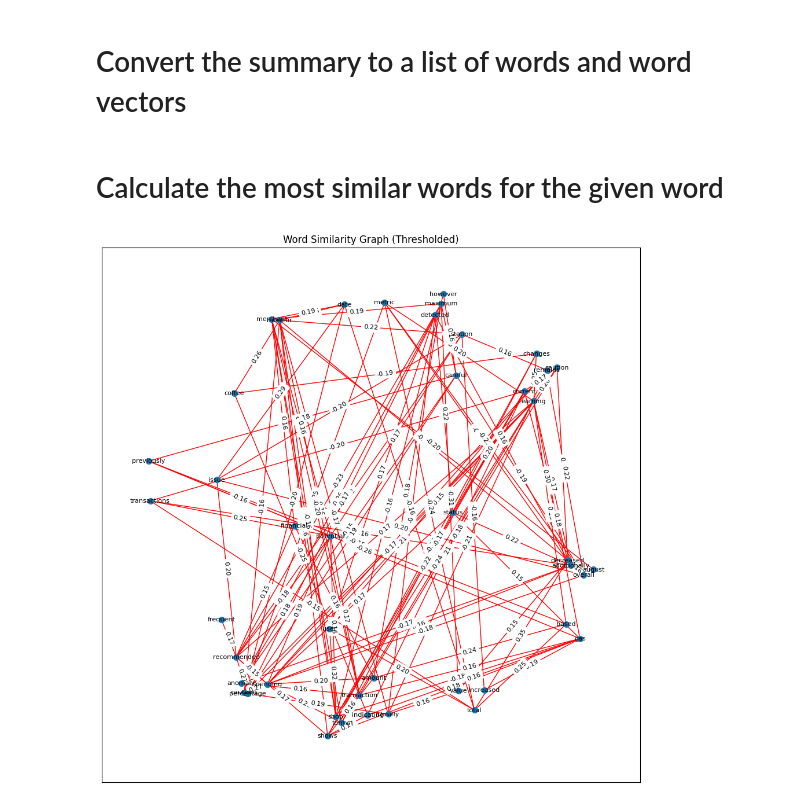
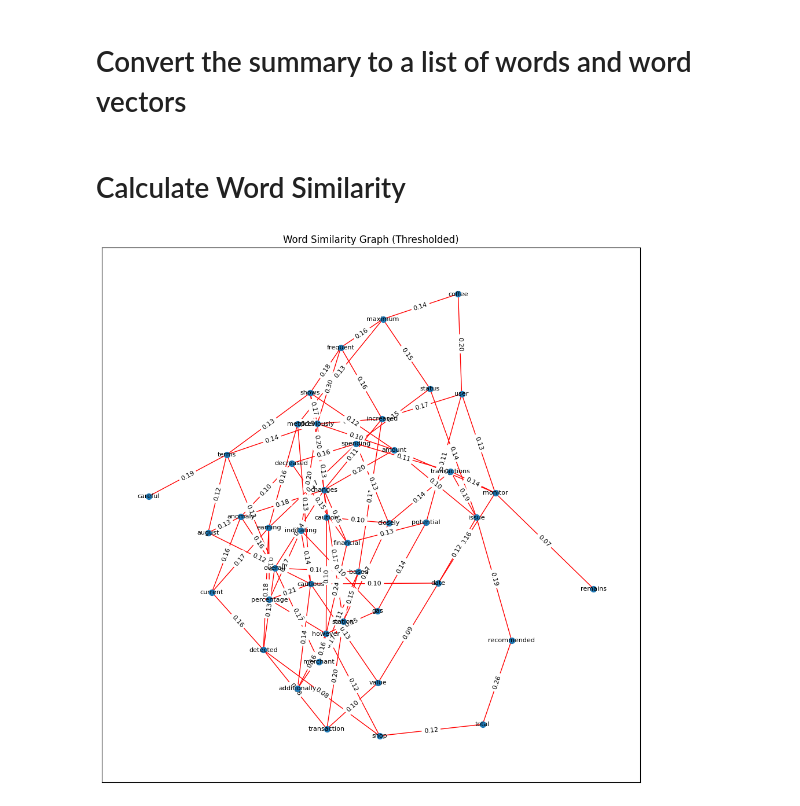
Before and after one commit to sifatnabil/financial-analyzer-nodejs-backend, a Jupyter notebook: notebooks/word_relation_visualization.ipynb, the cells around one changed output. Drawn from its saved outputs; the diff is of its cells as text; code cells hidden in the pictures.

Commit message:
add data visualization and semantic similarity

```diff
--- a/notebooks/word_relation_visualization.ipynb
+++ b/notebooks/word_relation_visualization.ipynb
@@ -108,21 +114,16 @@ vector_for_sample = word_vectors["careful"]
-# %% [markdown]
-# Calculate the most similar words for the given word
-# %%
-# Calculate similarity between words
-similarities = {}  # Dictionary to store similarities
-
-for word1 in preprocessed_data:
-    similarities[word1] = {}
-    for word2 in preprocessed_data:
-        similarity = model.wv.similarity(word1, word2)
-        similarities[word1][word2] = similarity
+# %% [markdown]
+# Calculate Word Similarity
+# %%
+similarity_matrix = {}
+
+for word1 in preprocessed_data:
+    similarity_matrix[word1] = {}
+    similar_words = word_vectors.most_similar(word1, topn=5)[1:]
+    for word2 in similar_words:
+        similarity_matrix[word1][word2[0]] = word2[1]
 # %%
-# Draw a Network graph showing the similarity between words
-# Define a similarity threshold
-threshold = 0.15  # Adjust this threshold as needed
-
 # Create a list of words based on the keys in the similarity dictionary
-words = list(similarities.keys())
+words = list(similarity_matrix.keys())
 
 # Create a graph
 G = nx.Graph()
@@ -131,35 +132,35 @@ G = nx.Graph()
 G.add_nodes_from(words)
 
 # Add edges with similarity as weights, filtered by the threshold
 for i in range(len(words)):
     for j in range(i + 1, len(words)):
         word1 = words[i]
         word2 = words[j]
-        similarity = similarities[word1][word2]
-        if abs(similarity) >= threshold:
-            G.add_edge(word1, word2, color="red", weight=similarity)
+        if word1 in similarity_matrix.keys() and word2 in similarity_matrix[word1].keys():
+            correlation = similarity_matrix[word1][word2]
+            G.add_edge(word1, word2, color="red", weight=correlation)
 
 plt.figure(3,figsize=(12,12))
 
 # Position nodes using a spring layout
 pos = nx.spring_layout(G)
 
 # Draw nodes
 nx.draw_networkx_nodes(G, pos, node_size=50)
 
 # Draw edges
 nx.draw_networkx_edges(G, pos, edge_color='red')
 
 # Draw labels for nodes
 labels = {word: word for word in words}
 nx.draw_networkx_labels(G, pos, labels=labels, font_size=8)
 
 # Draw labels for edges (similarity scores)
-edge_labels = {(word1, word2): f"{similarity:.2f}" for word1, word2, similarity in G.edges(data="weight")}
+edge_labels = {(word1, word2): f"{correlation:.2f}" for word1, word2, correlation in G.edges(data="weight")}
 nx.draw_networkx_edge_labels(G, pos, edge_labels=edge_labels, font_size=8)
 
 
 plt.title("Word Similarity Graph (Thresholded)")
 plt.show()
 # %% [output]
-[figure, old version]
+[figure, new version]
```
Also changed, not shown: parts of 6 cells of this notebook.
